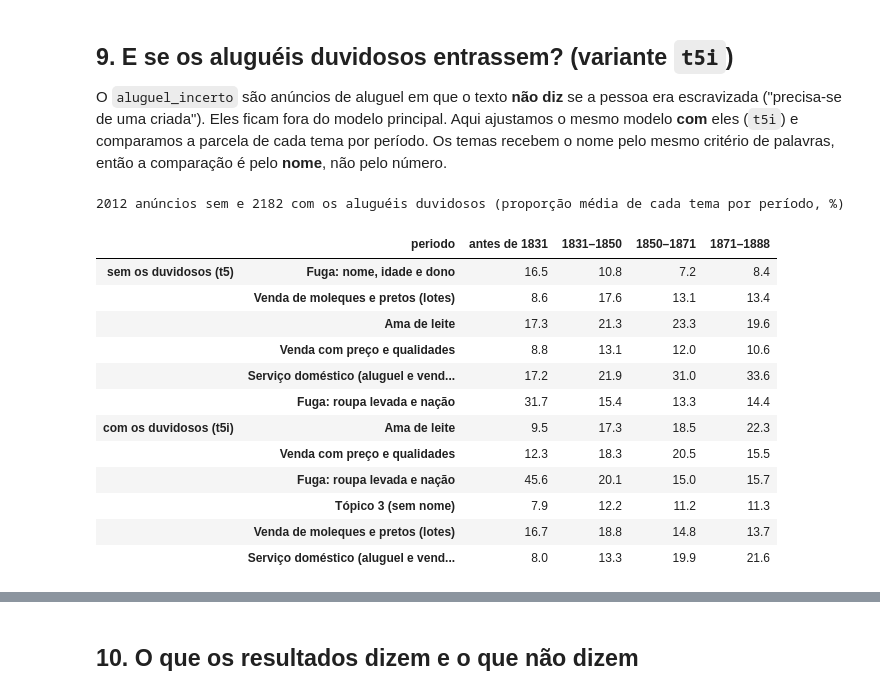
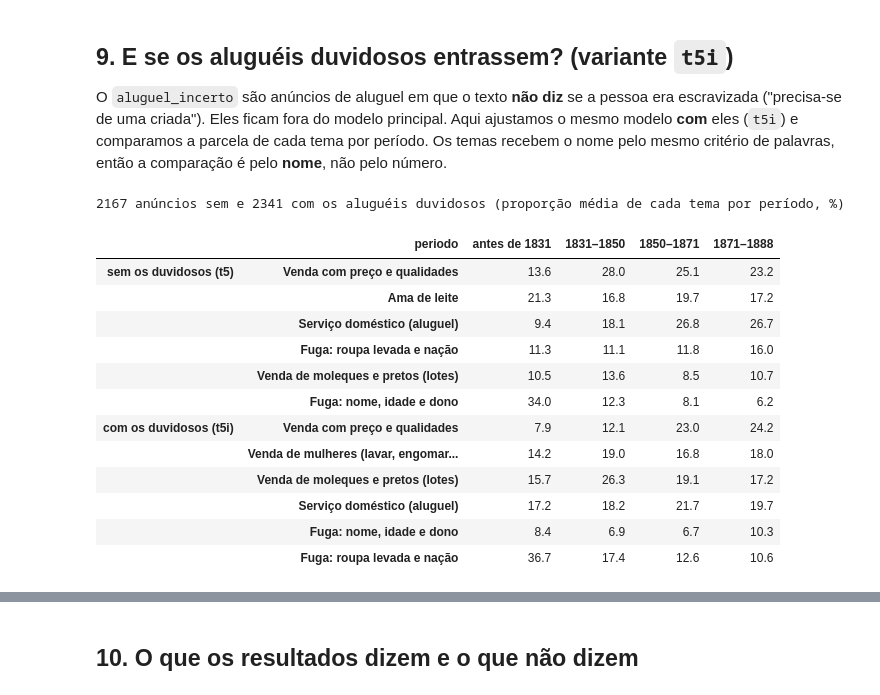
Before and after one commit to DiegoSamim/projetoDadosCompSoc, a Jupyter notebook: notebooks/topicos_por_periodo.ipynb, the cells around one changed output, grey strips where cells are left out. Cells and saved outputs as stored; diff of their text form; code cells hidden in the pictures.

```diff
--- a/notebooks/topicos_por_periodo.ipynb
+++ b/notebooks/topicos_por_periodo.ipynb
@@ -60,6 +60,6 @@ dist = ler_tudo(lambda: db.table("anuncio_topicos").select("anuncio_id,topico,pr
                 .eq("versao", MODELO).order("anuncio_id").order("topico"))
 anuncios = ler_tudo(lambda: db.table("anuncios_completos")
                     .select("id,periodo_legal,c_tipo,c_sexo,c_idade_min,c_idade_max,ano,texto")
-                    .eq("versao", config.VERSAO_ANUNCIOS).eq("c_versao", config.VERSAO_CAMPOS).order("id"))
+                    .in_("versao", list(config.VERSOES_ANUNCIOS)).eq("c_versao", config.VERSAO_CAMPOS).order("id"))
 print(f"{dist['anuncio_id'].nunique()} anúncios no modelo {MODELO}; {len(anuncios)} anúncios com campos {config.VERSAO_CAMPOS} no banco")
 # %% [output]
@@ -105,0 +67,25 @@ plt.rcParams.update({"figure.dpi": 110, "font.size": 10, "axes.spines.top": Fals
+# %%
+PERIODOS = ["antes de 1831", "1831–1850", "1850–1871", "1871–1888"]
+def periodo_curto(p):
+    return p if p.startswith("antes") else p.split(" ")[0]
+
+# Nomes SUGERIDOS (hipóteses do grupo): o LDA numera os tópicos ao acaso, então hdb.topicos.nomear dá a cada tópico
+# o nome (de topicos.REFERENCIAS) cujas palavras mais aparecem entre as suas 12 de maior peso.
+from hdb.topicos import REFERENCIAS, nomear
+NOMES = nomear({t: g.sort_values("peso", ascending=False)["palavra"].head(12) for t, g in palavras[palavras.versao == MODELO].groupby("topico")})
+K = len(NOMES)
+rot = lambda t: f"T{t} {NOMES[t]}"
+
+# Uma linha por anúncio do modelo, com o tópico dominante
+pivo = dist.pivot(index="anuncio_id", columns="topico", values="proporcao")
+base = anuncios.drop_duplicates("id").set_index("id").join(pivo, how="inner")
+base["dominante"] = base[list(range(K))].idxmax(axis=1)
+base["periodo"] = pd.Categorical(base["periodo_legal"].map(periodo_curto), categories=PERIODOS, ordered=True)
+print(len(base), "anúncios na base de análise")
+if len(base) != 2167:
+    print(f"ATENÇÃO: os comentários deste caderno foram escritos para 2167 anúncios e agora são {len(base)}: "
+          "confira os números dos textos antes de usar.")
+
+# Paleta Okabe-Ito, uma cor por tópico
+CORES = ["#0072B2", "#D55E00", "#E69F00", "#009E73", "#CC79A7", "#999999"]
+plt.rcParams.update({"figure.dpi": 110, "font.size": 10, "axes.spines.top": False, "axes.spines.right": False})
@@ -362,34 +350,31 @@ Os temas recebem o nome pelo mesmo critério de palavras, então a comparação
 # %%
 VARIANTE = MODELO + "i"
 pal_i = ler_tudo(lambda: db.table("topico_palavras").select("versao,topico,palavra,peso").eq("versao", VARIANTE)
                  .order("topico").order("peso", desc=True))
 dist_i = ler_tudo(lambda: db.table("anuncio_topicos").select("anuncio_id,topico,proporcao").eq("versao", VARIANTE)
                   .order("anuncio_id").order("topico"))
-topo_i = {t: set(g.sort_values("peso", ascending=False)["palavra"].head(12)) for t, g in pal_i.groupby("topico")}
-ts_i = sorted(topo_i)
-custo_i = [[-len(topo_i[t] & REFERENCIAS[n]) for n in _nomes] for t in ts_i]
-nomes_i = {ts_i[i]: (_nomes[j] if -custo_i[i][j] >= 2 else f"Tópico {ts_i[i]} (sem nome)") for i, j in zip(*linear_sum_assignment(custo_i))}
+nomes_i = nomear({t: g.sort_values("peso", ascending=False)["palavra"].head(12) for t, g in pal_i.groupby("topico")})
 pivo_i = dist_i.pivot(index="anuncio_id", columns="topico", values="proporcao").rename(columns=nomes_i)
 com_i = anuncios.drop_duplicates("id").set_index("id")[["periodo_legal"]].join(pivo_i, how="inner")
 com_i["periodo"] = pd.Categorical(com_i["periodo_legal"].map(periodo_curto), categories=PERIODOS, ordered=True)
 sem = base[list(range(K))].rename(columns=NOMES).assign(periodo=base["periodo"])
 media_sem = (sem.groupby("periodo", observed=True).mean() * 100).round(1).reindex(PERIODOS)
 media_com = (com_i.groupby("periodo", observed=True)[list(pivo_i.columns)].mean() * 100).round(1).reindex(PERIODOS)
 tab = pd.concat({"sem os duvidosos (t5)": media_sem, "com os duvidosos (t5i)": media_com}, axis=1)
 print(f"{len(sem)} anúncios sem e {len(com_i)} com os aluguéis duvidosos (proporção média de cada tema por período, %)")
 tab.T
 # %% [output]
-2012 anúncios sem e 2182 com os aluguéis duvidosos (proporção média de cada tema por período, %)
+2167 anúncios sem e 2341 com os aluguéis duvidosos (proporção média de cada tema por período, %)
 |  | periodo | antes de 1831 | 1831–1850 | 1850–1871 | 1871–1888 |
-| sem os duvidosos (t5) | Fuga: nome, idade e dono | 16.5 | 10.8 | 7.2 | 8.4 |
-|  | Venda de moleques e pretos (lotes) | 8.6 | 17.6 | 13.1 | 13.4 |
-|  | Ama de leite | 17.3 | 21.3 | 23.3 | 19.6 |
-|  | Venda com preço e qualidades | 8.8 | 13.1 | 12.0 | 10.6 |
-|  | Serviço doméstico (aluguel e vend... | 17.2 | 21.9 | 31.0 | 33.6 |
-|  | Fuga: roupa levada e nação | 31.7 | 15.4 | 13.3 | 14.4 |
-| com os duvidosos (t5i) | Ama de leite | 9.5 | 17.3 | 18.5 | 22.3 |
-|  | Venda com preço e qualidades | 12.3 | 18.3 | 20.5 | 15.5 |
-|  | Fuga: roupa levada e nação | 45.6 | 20.1 | 15.0 | 15.7 |
-|  | Tópico 3 (sem nome) | 7.9 | 12.2 | 11.2 | 11.3 |
-|  | Venda de moleques e pretos (lotes) | 16.7 | 18.8 | 14.8 | 13.7 |
-|  | Serviço doméstico (aluguel e vend... | 8.0 | 13.3 | 19.9 | 21.6 |
+| sem os duvidosos (t5) | Venda com preço e qualidades | 13.6 | 28.0 | 25.1 | 23.2 |
+|  | Ama de leite | 21.3 | 16.8 | 19.7 | 17.2 |
+|  | Serviço doméstico (aluguel) | 9.4 | 18.1 | 26.8 | 26.7 |
+|  | Fuga: roupa levada e nação | 11.3 | 11.1 | 11.8 | 16.0 |
+|  | Venda de moleques e pretos (lotes) | 10.5 | 13.6 | 8.5 | 10.7 |
+|  | Fuga: nome, idade e dono | 34.0 | 12.3 | 8.1 | 6.2 |
+| com os duvidosos (t5i) | Venda com preço e qualidades | 7.9 | 12.1 | 23.0 | 24.2 |
+|  | Venda de mulheres (lavar, engomar... | 14.2 | 19.0 | 16.8 | 18.0 |
+|  | Venda de moleques e pretos (lotes) | 15.7 | 26.3 | 19.1 | 17.2 |
+|  | Serviço doméstico (aluguel) | 17.2 | 18.2 | 21.7 | 19.7 |
+|  | Fuga: nome, idade e dono | 8.4 | 6.9 | 6.7 | 10.3 |
+|  | Fuga: roupa levada e nação | 36.7 | 17.4 | 12.6 | 10.6 |
```
Also changed, not shown: parts of 22 cells of this notebook, 48 other files.
